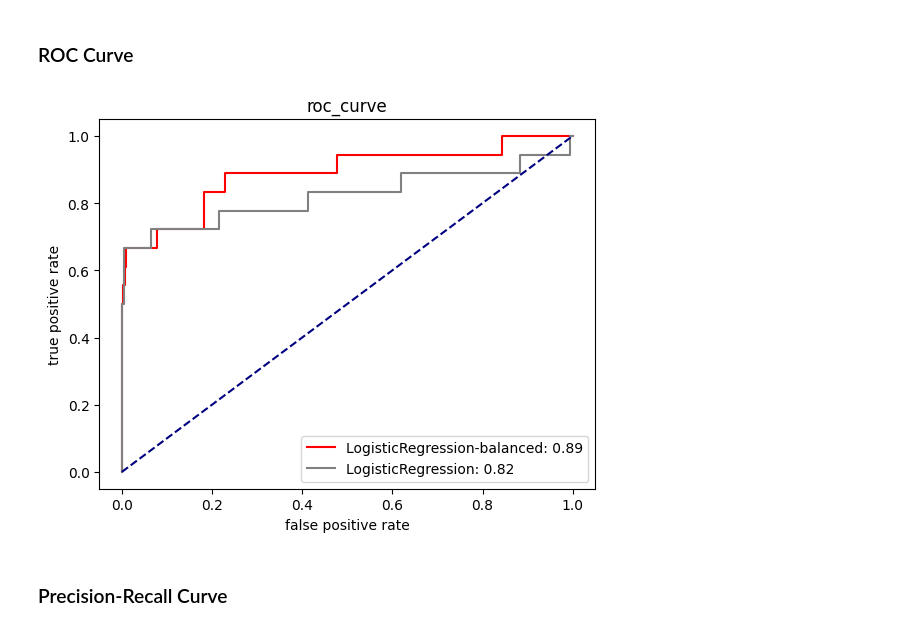
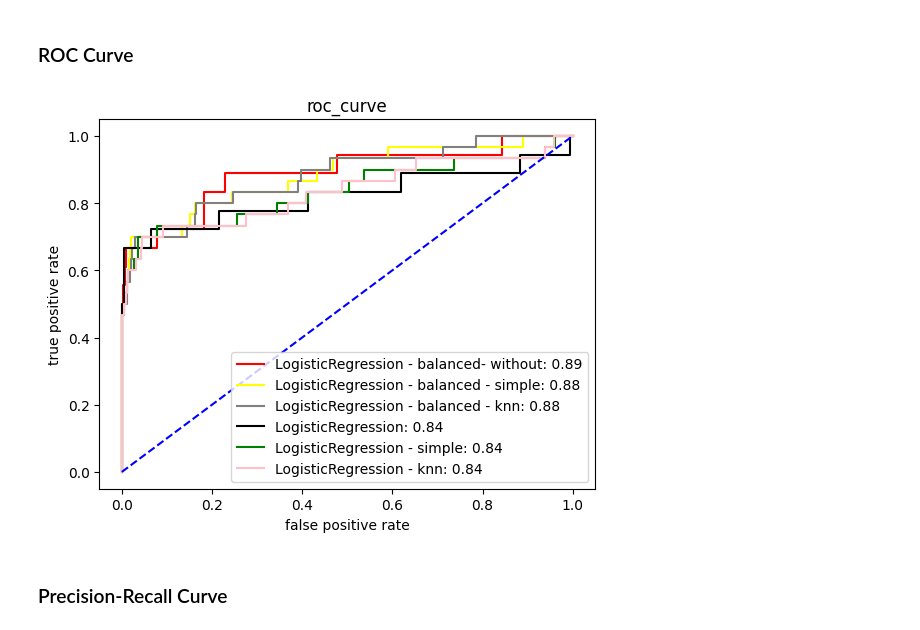
Before and after one commit to haroldeustaquio/Machine-Learning, a Jupyter notebook: Logistic-Regression/Heart-Disease-Prediction/testing.ipynb, the cells around one changed output. Cells and saved outputs as stored; diff of their text form; code cells hidden in the pictures.

```diff
--- a/Logistic-Regression/Heart-Disease-Prediction/testing.ipynb
+++ b/Logistic-Regression/Heart-Disease-Prediction/testing.ipynb
@@ -93,0 +89,6 @@ Confusion Matrix:
+# %%
+model_1_simple = LogisticRegression(solver='liblinear',class_weight='balanced') # With newton-cg is the same result
+model_1_simple.fit(x_train_simple,y_train_simple)
+predictions_1_simple = model_1_simple.predict(x_test_simple)
+
+# If I reduce the tol, the model adapt better to the train_data but it's overfitting, so tol per default is ok
@@ -93,0 +114,4 @@ Confusion Matrix:
+# %%
+model_1_knn = LogisticRegression(solver='liblinear',class_weight='balanced') # With newton-cg is the same result
+model_1_knn.fit(x_train_knn,y_train_knn)
+predictions_1_knn = model_1_knn.predict(x_test_knn)
@@ -118,0 +170,6 @@ Confusion Matrix:
+# %%
+model_2_simple = LogisticRegression(solver='liblinear') # With newton-cg is the same result
+model_2_simple.fit(x_train_simple,y_train_simple)
+predictions_2_simple = model_2_simple.predict(x_test_simple)
+
+# If I reduce the tol, the model adapt better to the train_data but it's overfitting, so tol per default is ok
@@ -118,0 +195,4 @@ Confusion Matrix:
+# %%
+model_2_knn = LogisticRegression(solver='liblinear') # With newton-cg is the same result
+model_2_knn.fit(x_train_knn,y_train_knn)
+predictions_2_knn = model_2_knn.predict(x_test_knn)
@@ -121,25 +218,42 @@ Confusion Matrix:
 # %% [markdown]
 ### ROC Curve
 # %%
-fpr, tpr, _ = roc_curve(y_test,model_1.predict_proba(x_test)[:, 1])
+fpr_0, tpr_0, _ = roc_curve(y_test,model_1.predict_proba(x_test)[:, 1])
+fpr_simple, tpr_simple, _ = roc_curve(y_test_simple,model_1_simple.predict_proba(x_test_simple)[:, 1])
+fpr_knn, tpr_knn, _ = roc_curve(y_test_knn,model_1_knn.predict_proba(x_test_knn)[:, 1])
+
 fpr_1, tpr_1, _ = roc_curve(y_test,model_2.predict_proba(x_test)[:, 1])
+fpr_1_simple, tpr_1_simple, _ = roc_curve(y_test_simple,model_2_simple.predict_proba(x_test_simple)[:, 1])
+fpr_1_knn, tpr_1_knn, _ = roc_curve(y_test_knn,model_2_knn.predict_proba(x_test_knn)[:, 1])
 
-area_1 = auc(fpr,tpr)
+
+area_1 = auc(fpr_0, tpr_0)
+area_1_simple = auc(fpr_simple,tpr_simple)
+area_1_knn = auc(fpr_knn,tpr_knn)
+
 area_2 = auc(fpr_1,tpr_1)
+area_2 = auc(fpr_1_simple,tpr_1_simple)
+area_2 = auc(fpr_1_knn,tpr_1_knn)
+
 
 plt.figure()
-plt.plot(fpr,tpr,color='red',label=f'{model_1.__class__.__name__}-balanced: {area_1:.2f}')
-plt.plot(fpr_1,tpr_1,color='gray',label=f'{model_2.__class__.__name__}: {area_2:.2f}')
+plt.plot(fpr_0, tpr_0,color='red',label=f'{model_1.__class__.__name__} - balanced- without: {area_1:.2f}')
+plt.plot(fpr_simple,tpr_simple,color='yellow',label=f'{model_1_simple.__class__.__name__} - balanced - simple: {area_1_simple:.2f}')
+plt.plot(fpr_knn,tpr_knn,color='gray',label=f'{model_1_knn.__class__.__name__} - balanced - knn: {area_1_knn:.2f}')
+
+plt.plot(fpr_1,tpr_1,color='black',label=f'{model_2.__class__.__name__}: {area_2:.2f}')
+plt.plot(fpr_1_simple,tpr_1_simple,color='green',label=f'{model_2_simple.__class__.__name__} - simple: {area_2:.2f}')
+plt.plot(fpr_1_knn,tpr_1_knn,color='pink',label=f'{model_2_knn.__class__.__name__} - knn: {area_2:.2f}')
 
 
-plt.plot([0, 1], [0, 1], color='navy', linestyle='--')
+plt.plot([0, 1], [0, 1], color='blue', linestyle='--')
 plt.xlabel('false positive rate')
 plt.ylabel('true positive rate')
 plt.title('roc_curve')
 plt.legend()
 plt.show()
 # %% [output]
-[figure, old version]
+[figure, new version]
 # %% [markdown]
 ### Precision-Recall Curve
 # %%
```
Also changed, not shown: parts of 19 cells of this notebook.
